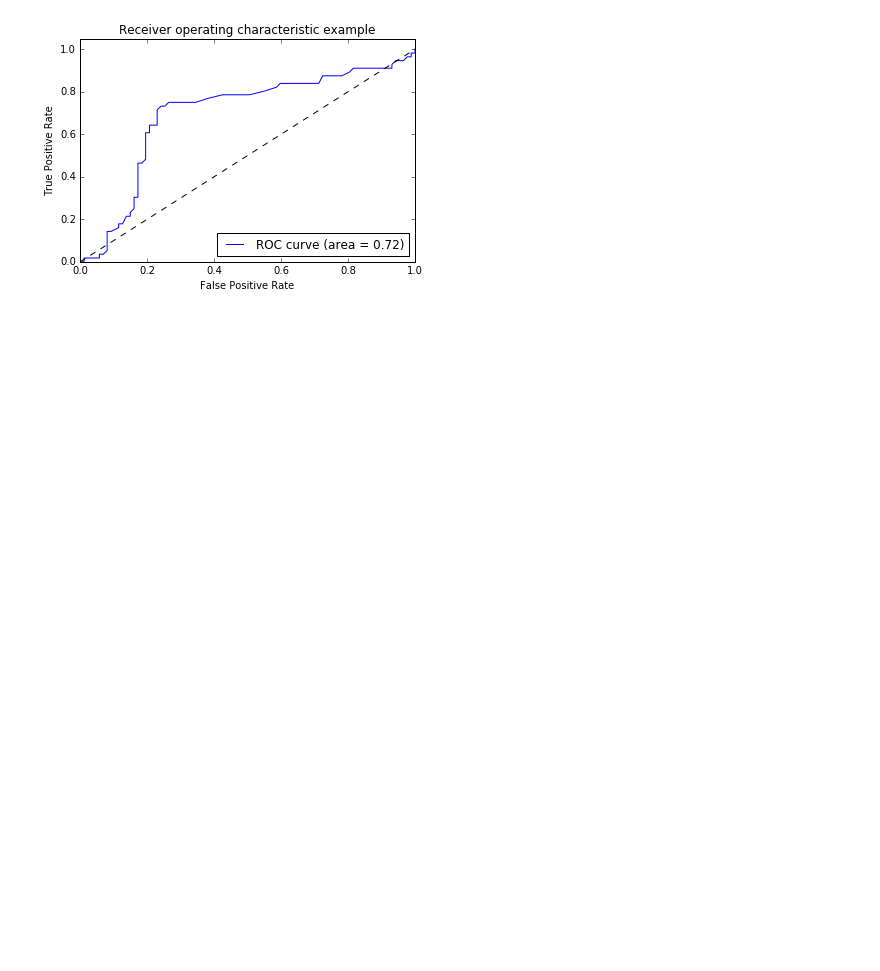
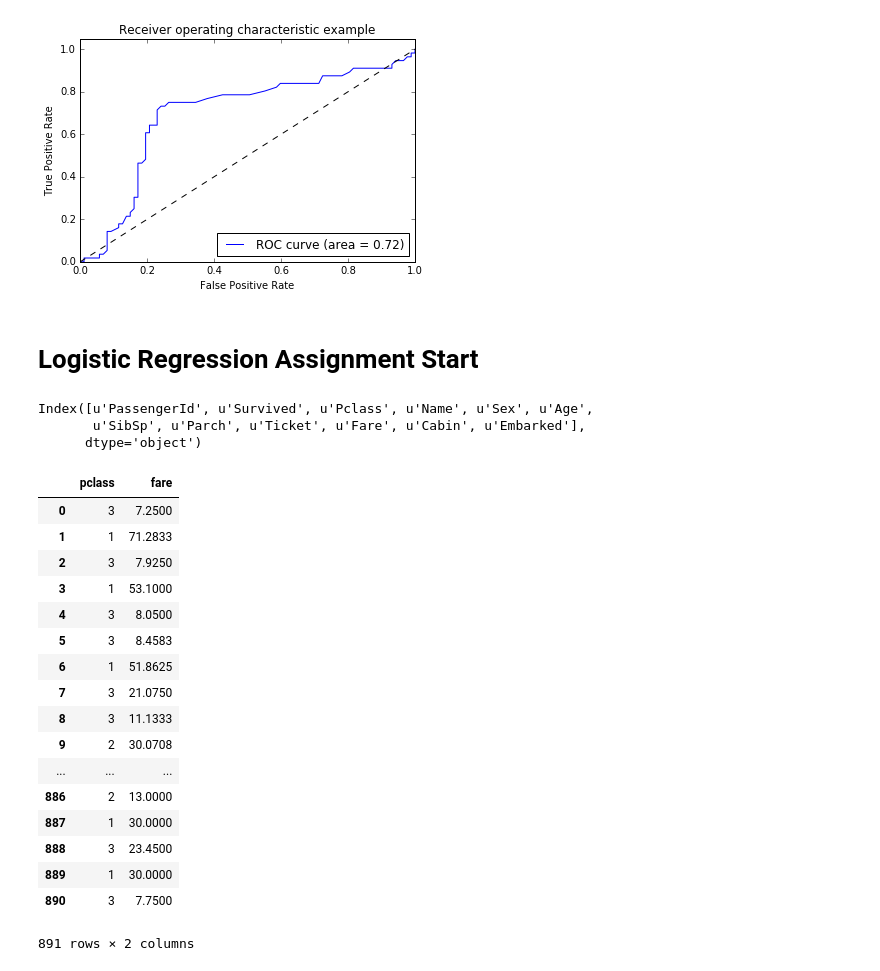
Before and after one commit to gnitnuj/LogisticRegressionTitanic, a Jupyter notebook: LogisticRegressionTitanic.ipynb, the cells around one changed output. Cells and saved outputs as stored; diff of their text form; code cells hidden in the pictures; blank space fills up the shorter version.

```diff
--- a/LogisticRegressionTitanic.ipynb
+++ b/LogisticRegressionTitanic.ipynb
@@ -189,5 +189,11 @@ plt.legend(loc="lower right")
 plt.show()
 # %% [output]
 [figure]
-# %% [markdown]
-#
+# %% [markdown]
+# Logistic Regression Assignment Start
+# %%
+df.columns
+# %% [output]
+Index([u'PassengerId', u'Survived', u'Pclass', u'Name', u'Sex', u'Age',
+       u'SibSp', u'Parch', u'Ticket', u'Fare', u'Cabin', u'Embarked'],
+      dtype='object')
@@ -193,0 +210,21 @@ plt.show()
+# %%
+A
+# %% [output]
+|  | pclass | fare |
+| 0 | 3 | 7.2500 |
+| 1 | 1 | 71.2833 |
+| 2 | 3 | 7.9250 |
+| 3 | 1 | 53.1000 |
+| 4 | 3 | 8.0500 |
+| 5 | 3 | 8.4583 |
+| 6 | 1 | 51.8625 |
+| 7 | 3 | 21.0750 |
+| 8 | 3 | 11.1333 |
+| 9 | 2 | 30.0708 |
+| ... | ... | ... |
+| 886 | 2 | 13.0000 |
+| 887 | 1 | 30.0000 |
+| 888 | 3 | 23.4500 |
+| 889 | 1 | 30.0000 |
+| 890 | 3 | 7.7500 |
+891 rows × 2 columns
```
Also changed, not shown: parts of 8 cells of this notebook.
